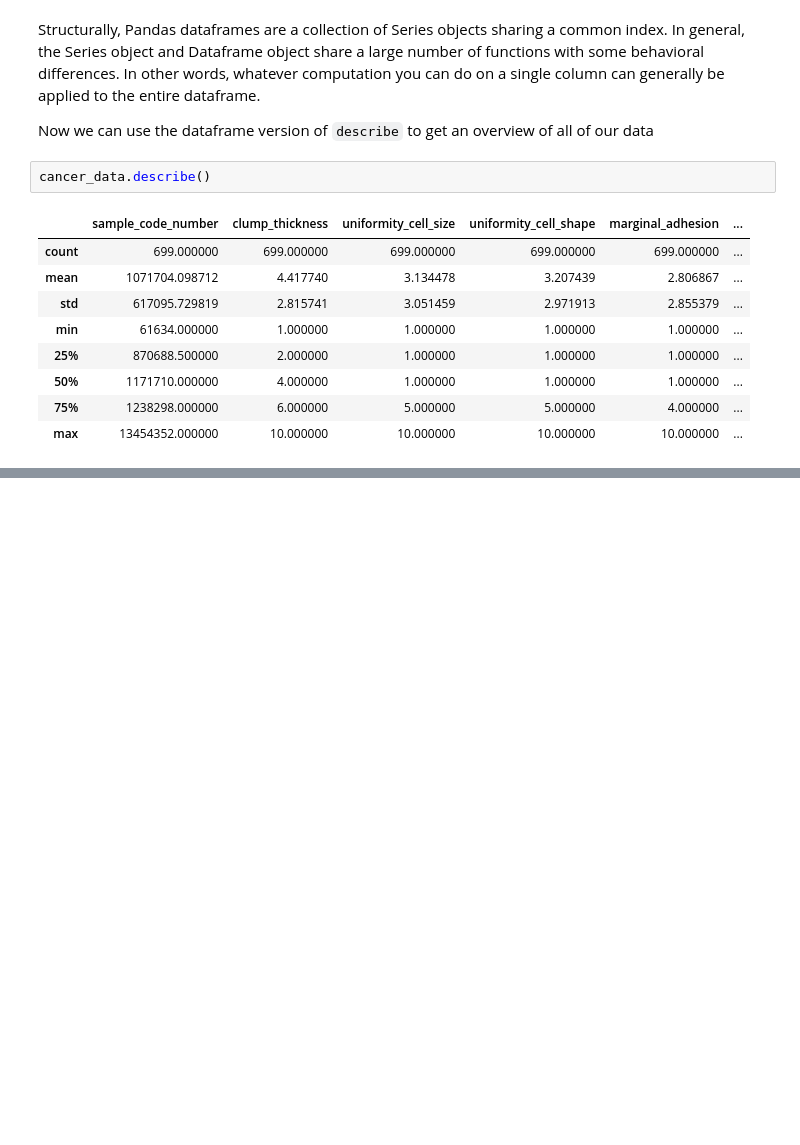
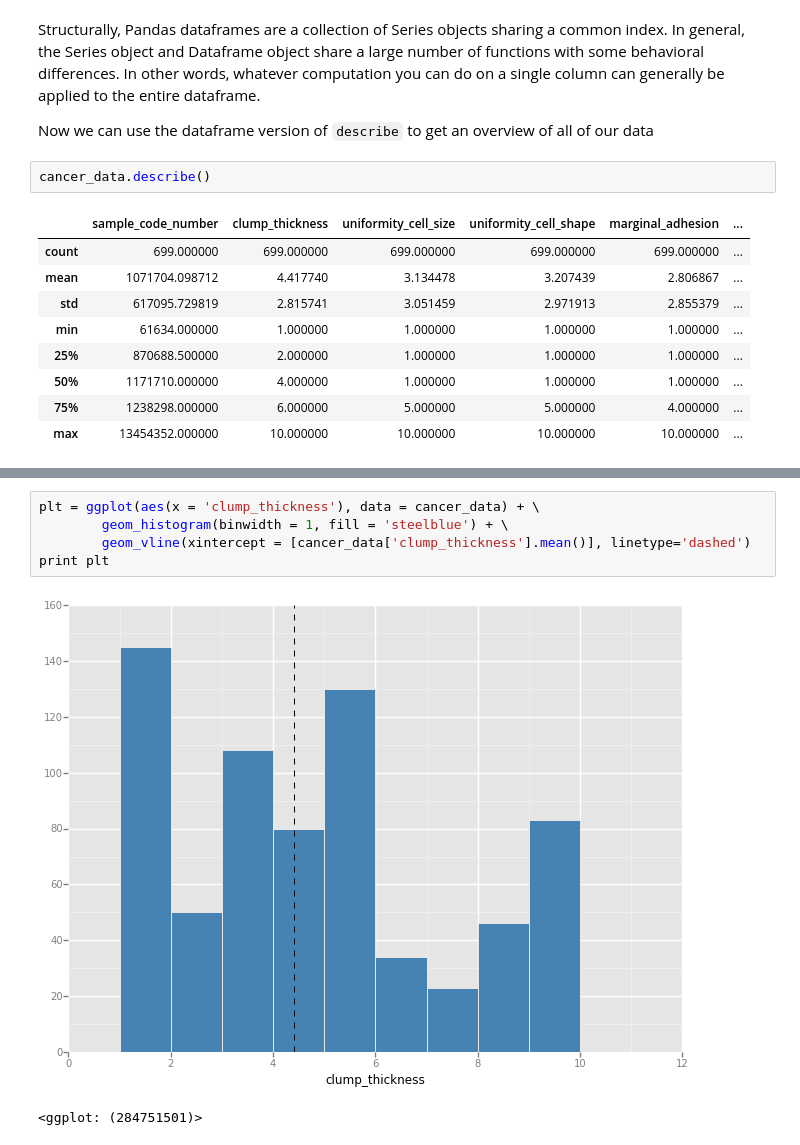
Before and after one commit to jdamiani27/IPython-Notebooks, a Jupyter notebook: DataSciUF Tutorial - Instructor.ipynb, the cells around one changed output, grey strips where cells are left out. Drawn from its saved outputs; the diff is of its cells as text; blank space fills up the shorter version.

```diff
--- a/DataSciUF Tutorial - Instructor.ipynb
+++ b/DataSciUF Tutorial - Instructor.ipynb
@@ -818,0 +852,8 @@ cancer_data.describe()
+# %%
+plt = ggplot(aes(x = 'clump_thickness'), data = cancer_data) + \
+        geom_histogram(binwidth = 1, fill = 'steelblue') + \
+        geom_vline(xintercept = [cancer_data['clump_thickness'].mean()], linetype='dashed')
+print plt
+# %% [output]
+[figure, added]
+<ggplot: (284751501)>
```
Also changed, not shown: parts of 11 cells of this notebook.
